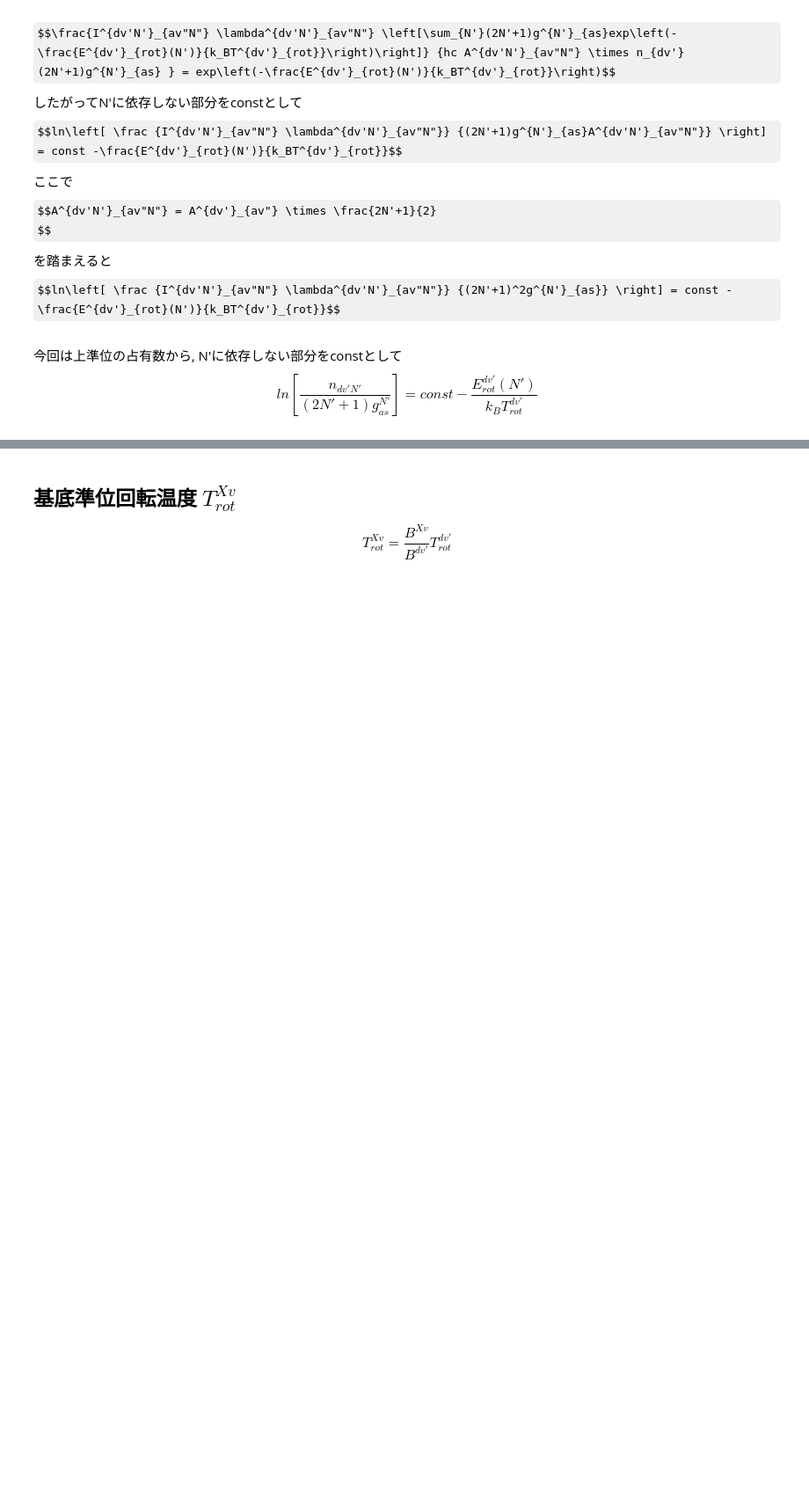
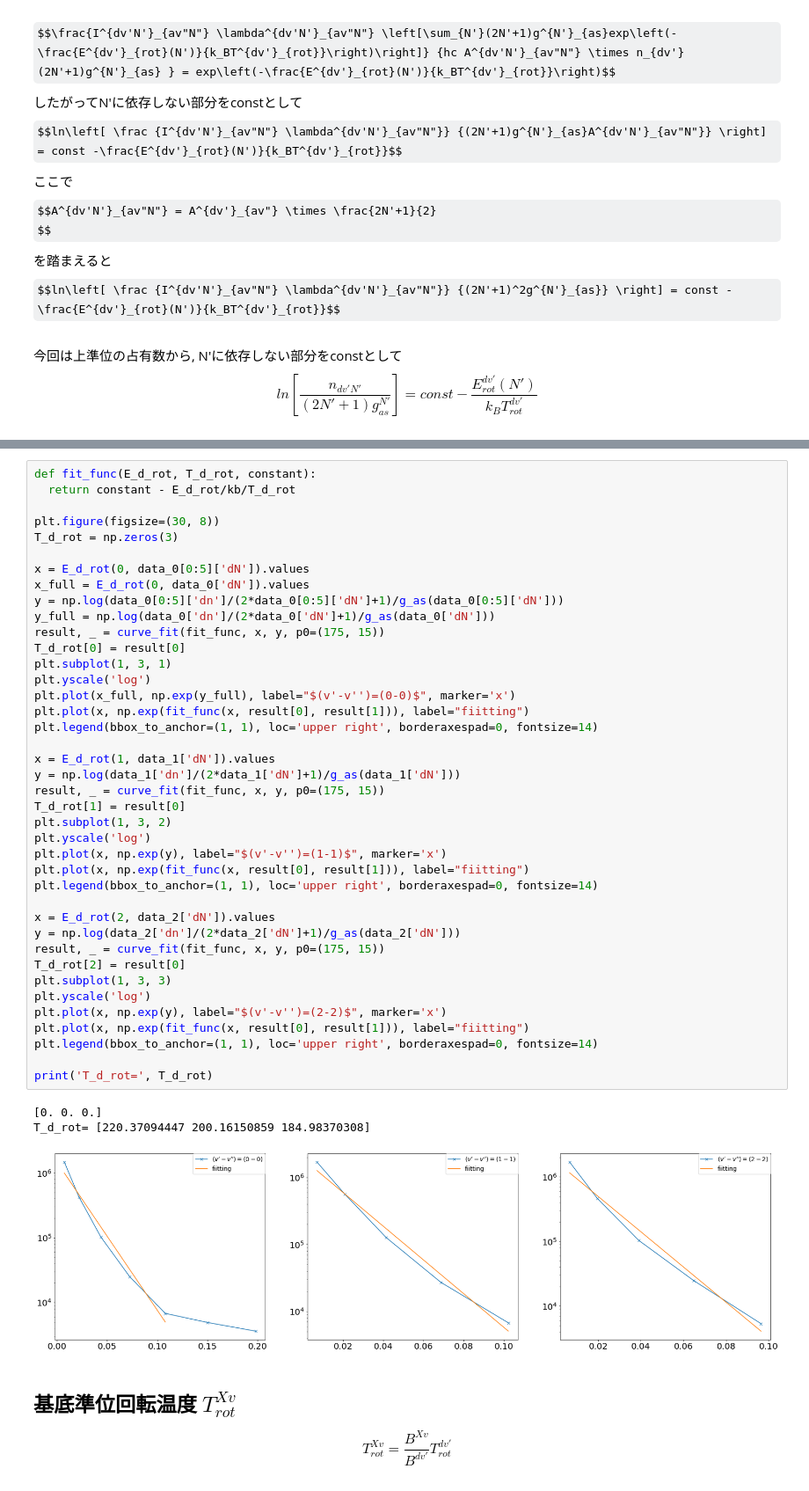
Before and after one commit to AtsushiNi/myLeprecon, a Jupyter notebook: niihama/analyze_12-28/analyze.ipynb, the cells around one changed output, grey strips where cells are left out. Shown at 88% size. Saved outputs shown, nothing was run; the diff lists cells and outputs as text; some formulas as TeX source; blank space fills up the shorter version.

```diff
--- a/niihama/analyze_12-28/analyze.ipynb
+++ b/niihama/analyze_12-28/analyze.ipynb
@@ -215,3 +207,47 @@ Text(0, 0.5, "$\\frac{n_{dv'N'}}{(2N'+1)g^{N'}_{as}}$ (a.u.)")
+# %%
+def fit_func(E_d_rot, T_d_rot, constant):
+  return constant - E_d_rot/kb/T_d_rot
+
+plt.figure(figsize=(30, 8))
+T_d_rot = np.zeros(3)
+
+x = E_d_rot(0, data_0[0:5]['dN']).values
+x_full = E_d_rot(0, data_0['dN']).values
+y = np.log(data_0[0:5]['dn']/(2*data_0[0:5]['dN']+1)/g_as(data_0[0:5]['dN']))
+y_full = np.log(data_0['dn']/(2*data_0['dN']+1)/g_as(data_0['dN']))
+result, _ = curve_fit(fit_func, x, y, p0=(175, 15))
+T_d_rot[0] = result[0]
+plt.subplot(1, 3, 1)
+plt.yscale('log')
+plt.plot(x_full, np.exp(y_full), label="$(v'-v'')=(0-0)$", marker='x')
+plt.plot(x, np.exp(fit_func(x, result[0], result[1])), label="fiitting")
+plt.legend(bbox_to_anchor=(1, 1), loc='upper right', borderaxespad=0, fontsize=14)
+
+x = E_d_rot(1, data_1['dN']).values
+y = np.log(data_1['dn']/(2*data_1['dN']+1)/g_as(data_1['dN']))
+result, _ = curve_fit(fit_func, x, y, p0=(175, 15))
+T_d_rot[1] = result[0]
+plt.subplot(1, 3, 2)
+plt.yscale('log')
+plt.plot(x, np.exp(y), label="$(v'-v'')=(1-1)$", marker='x')
+plt.plot(x, np.exp(fit_func(x, result[0], result[1])), label="fiitting")
+plt.legend(bbox_to_anchor=(1, 1), loc='upper right', borderaxespad=0, fontsize=14)
+
+x = E_d_rot(2, data_2['dN']).values
+y = np.log(data_2['dn']/(2*data_2['dN']+1)/g_as(data_2['dN']))
+result, _ = curve_fit(fit_func, x, y, p0=(175, 15))
+T_d_rot[2] = result[0]
+plt.subplot(1, 3, 3)
+plt.yscale('log')
+plt.plot(x, np.exp(y), label="$(v'-v'')=(2-2)$", marker='x')
+plt.plot(x, np.exp(fit_func(x, result[0], result[1])), label="fiitting")
+plt.legend(bbox_to_anchor=(1, 1), loc='upper right', borderaxespad=0, fontsize=14)
+
+print('T_d_rot=', T_d_rot)
+# %% [output]
+[0. 0. 0.]
+T_d_rot= [220.37094447 200.16150859 184.98370308]
+[figure, added]
 # %% [markdown]
 ## 基底準位回転温度 $T^{Xv}_{rot}$
 $$T^{Xv}_{rot} = \frac{B^{Xv}}{B^{dv'}}T^{dv'}_{rot}$$
```
Also changed, not shown: parts of 8 cells of this notebook.
